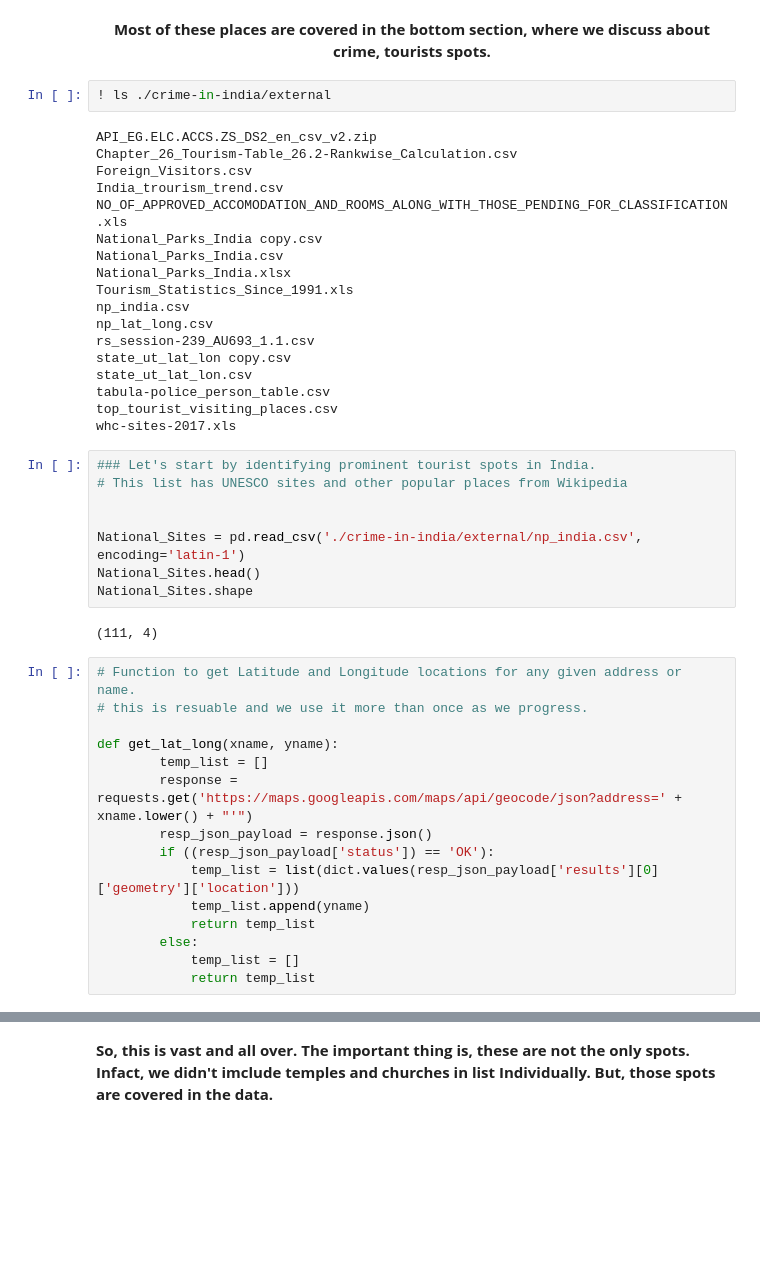
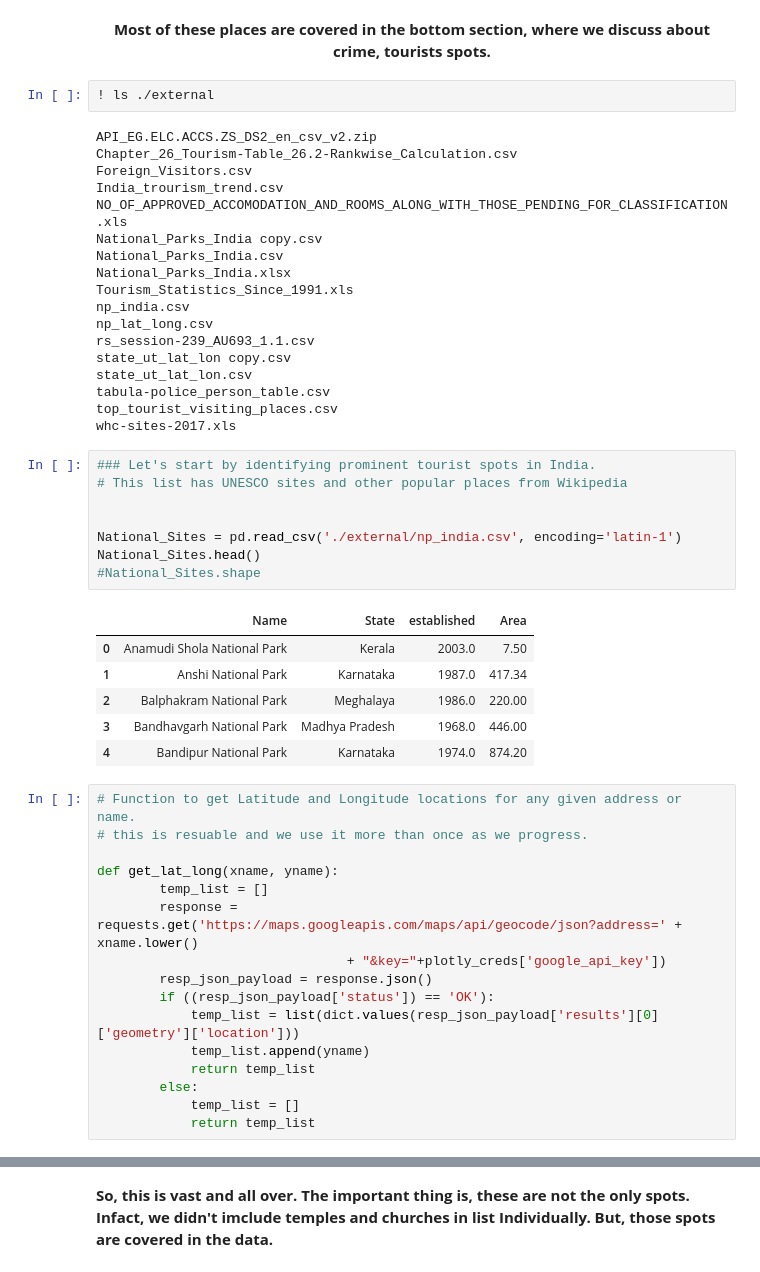
Before and after one commit to arvindprajvaal/visualization, a Jupyter notebook: Crime_in_India.ipynb, the cells around one changed output, grey strips where cells are left out. Drawn from its saved outputs; the diff is of its cells as text; blank space fills up the shorter version.

```diff
--- a/Crime_in_India.ipynb
+++ b/Crime_in_India.ipynb
@@ -129,7 +123,7 @@ py.iplot([trace], title='basic_pie_chart')
 # %% [markdown]
 <Center> <B> Most of these places are covered in the bottom section, where we discuss about crime, tourists spots.  </B> <Center>
 # %%
-! ls ./crime-in-india/external
+! ls ./external
 # %% [output]
 API_EG.ELC.ACCS.ZS_DS2_en_csv_v2.zip
 Chapter_26_Tourism-Table_26.2-Rankwise_Calculation.csv
@@ -151,20 +145,26 @@ whc-sites-2017.xls
 # %%
 ### Let's start by identifying prominent tourist spots in India.
 # This list has UNESCO sites and other popular places from Wikipedia
 
 
-National_Sites = pd.read_csv('./crime-in-india/external/np_india.csv', encoding='latin-1')
+National_Sites = pd.read_csv('./external/np_india.csv', encoding='latin-1')
 National_Sites.head()
-National_Sites.shape
+#National_Sites.shape
 # %% [output]
-(111, 4)
+|  | Name | State | established | Area |
+| 0 | Anamudi Shola National Park | Kerala | 2003.0 | 7.50 |
+| 1 | Anshi National Park | Karnataka | 1987.0 | 417.34 |
+| 2 | Balphakram National Park | Meghalaya | 1986.0 | 220.00 |
+| 3 | Bandhavgarh National Park | Madhya Pradesh | 1968.0 | 446.00 |
+| 4 | Bandipur National Park | Karnataka | 1974.0 | 874.20 |
 # %%
 # Function to get Latitude and Longitude locations for any given address or name.
 # this is resuable and we use it more than once as we progress.
 
 def get_lat_long(xname, yname):
         temp_list = []
-        response = requests.get('https://maps.googleapis.com/maps/api/geocode/json?address=' + xname.lower() + "'")
+        response = requests.get('https://maps.googleapis.com/maps/api/geocode/json?address=' + xname.lower()
+                                + "&key="+plotly_creds['google_api_key'])
         resp_json_payload = response.json()
         if ((resp_json_payload['status']) == 'OK'):
             temp_list = list(dict.values(resp_json_payload['results'][0]['geometry']['location']))
```
Also changed, not shown: parts of 17 cells of this notebook, 1 other file.
